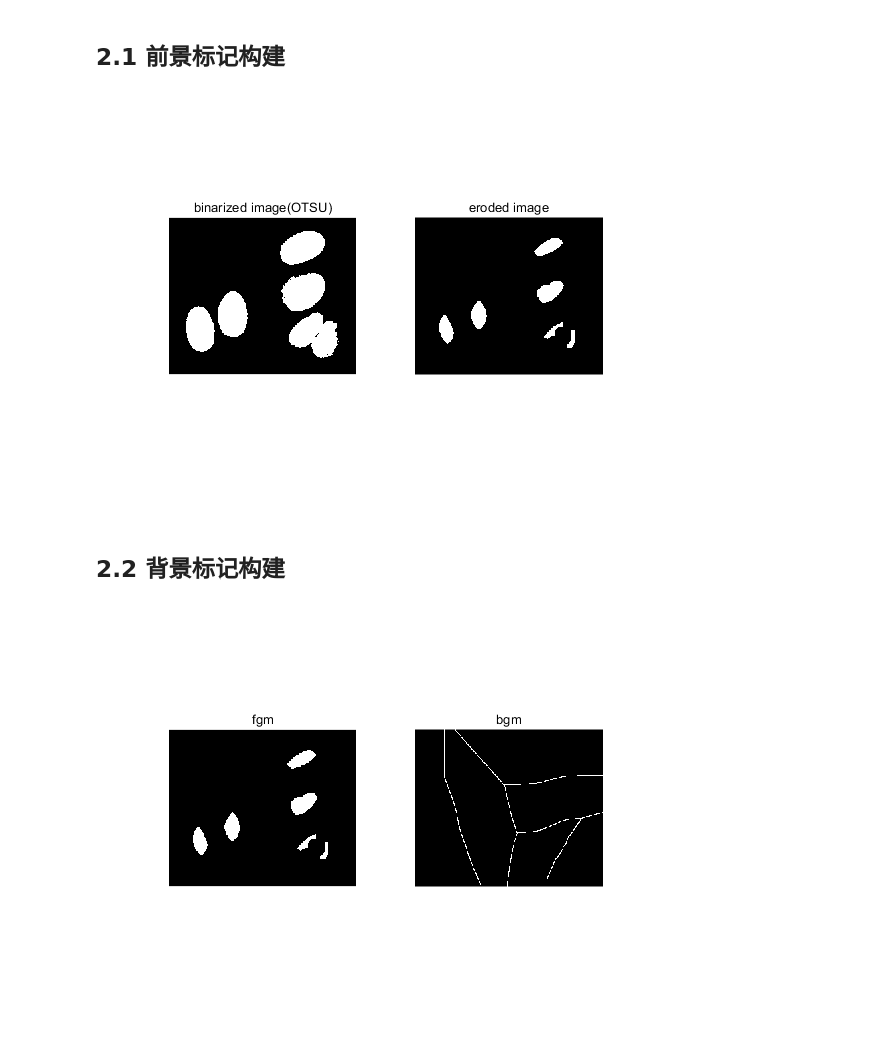
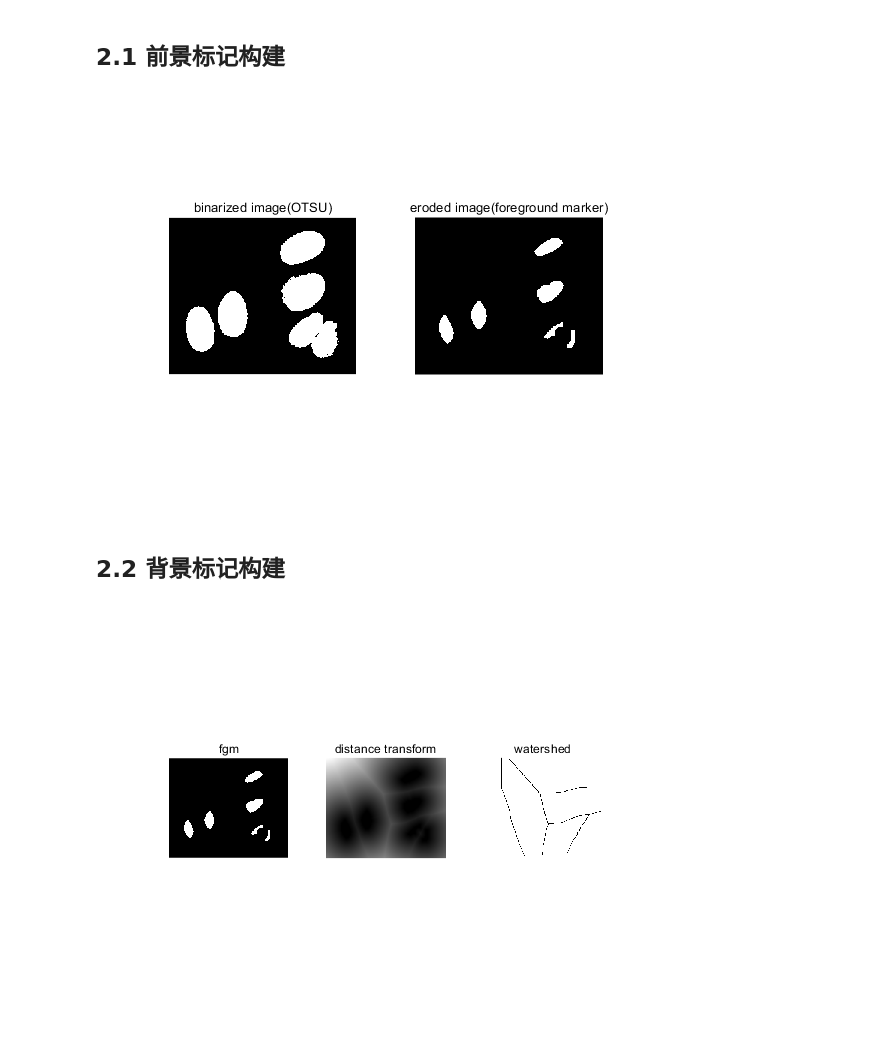
Before and after one commit to GCaptainNemo/image-processing-utils-matlab, a Jupyter notebook: jupyter_notebook/watershed.ipynb, the cells around one changed output. Cells and saved outputs as stored; diff of their text form; code cells hidden in the pictures.

```diff
--- a/jupyter_notebook/watershed.ipynb
+++ b/jupyter_notebook/watershed.ipynb
@@ -68,18 +54,19 @@ se = strel(ones(20,20));
 eroded_image = imerode(bw, se);
 figure;
 subplot(121); imshow(bw); title('binarized image(OTSU)')
-subplot(122); imshow(eroded_image); title('eroded image');
+subplot(122); imshow(eroded_image); title('eroded image(foreground marker)');
 # %% [output]
-[figure, old version]
+[figure, new version]
 # %% [markdown]
 ## 2.2 背景标记构建
 # %%
 fgm = eroded_image;
 D = bwdist(fgm);
 D_ = watershed(D);
 bgm = D_ == 0;
-figure;
-subplot(121);imshow(fgm);title('fgm');
-subplot(122);imshow(bgm);title('bgm');
+figure(1);
+subplot(131);imshow(fgm);title('fgm');
+subplot(132);imshow(D, []);title('distance transform');
+subplot(133);imshow(D_, [0, 1]);title('watershed');
 # %% [output]
-[figure, old version]
+[figure, new version]
```
Also changed, not shown: parts of 5 cells of this notebook.
